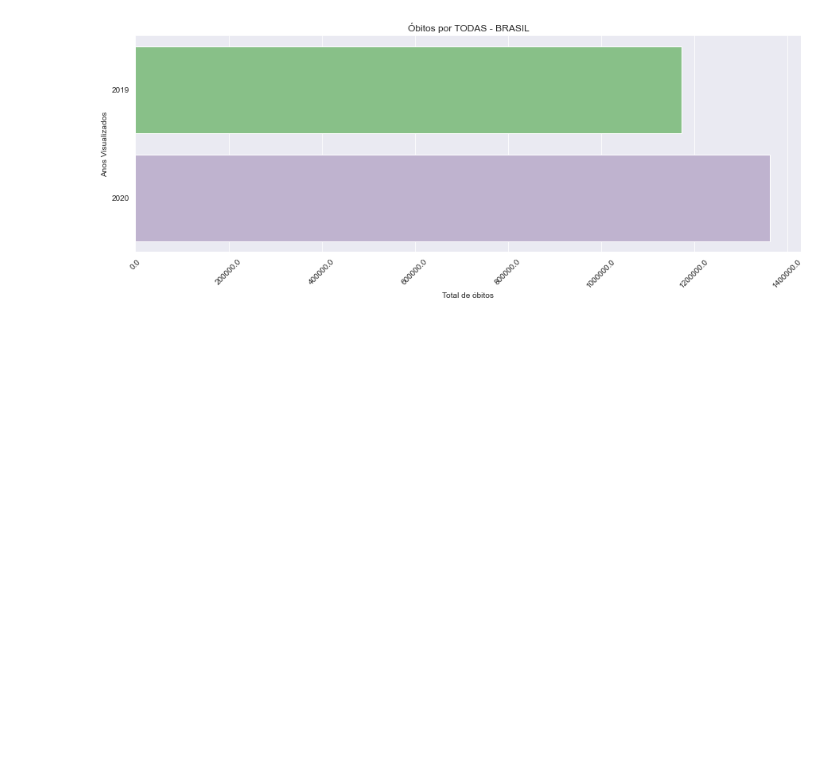
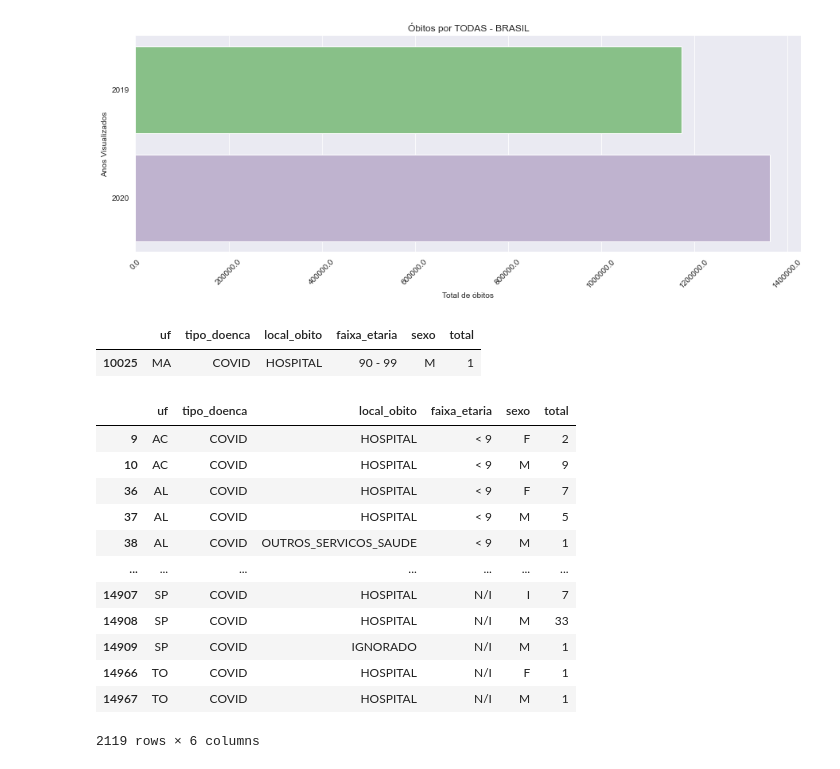
Before and after one commit to Colognesi/Analise-Covid, a Jupyter notebook: Notebooks/analise_covid_obitos.ipynb, the cells around one changed output. Saved outputs shown, nothing was run; the diff lists cells and outputs as text; code cells hidden in the pictures; blank space fills up the shorter version.

```diff
--- a/Notebooks/analise_covid_obitos.ipynb
+++ b/Notebooks/analise_covid_obitos.ipynb
@@ -70,3 +70,24 @@ def grafico_comparativo(causa = 'TODAS', estado="BRASIL"):
 grafico_comparativo()
 # %% [output]
 [figure]
+# %%
+df_2019.query('tipo_doenca == "COVID"')
+# %% [output]
+|  | uf | tipo_doenca | local_obito | faixa_etaria | sexo | total |
+| 10025 | MA | COVID | HOSPITAL | 90 - 99 | M | 1 |
+# %%
+df_2020.query('tipo_doenca == "COVID"')
+# %% [output]
+|  | uf | tipo_doenca | local_obito | faixa_etaria | sexo | total |
+| 9 | AC | COVID | HOSPITAL | < 9 | F | 2 |
+| 10 | AC | COVID | HOSPITAL | < 9 | M | 9 |
+| 36 | AL | COVID | HOSPITAL | < 9 | F | 7 |
+| 37 | AL | COVID | HOSPITAL | < 9 | M | 5 |
+| 38 | AL | COVID | OUTROS_SERVICOS_SAUDE | < 9 | M | 1 |
+| ... | ... | ... | ... | ... | ... | ... |
+| 14907 | SP | COVID | HOSPITAL | N/I | I | 7 |
+| 14908 | SP | COVID | HOSPITAL | N/I | M | 33 |
+| 14909 | SP | COVID | IGNORADO | N/I | M | 1 |
+| 14966 | TO | COVID | HOSPITAL | N/I | F | 1 |
+| 14967 | TO | COVID | HOSPITAL | N/I | M | 1 |
+2119 rows × 6 columns
```
Also changed, not shown: 2 other files.
